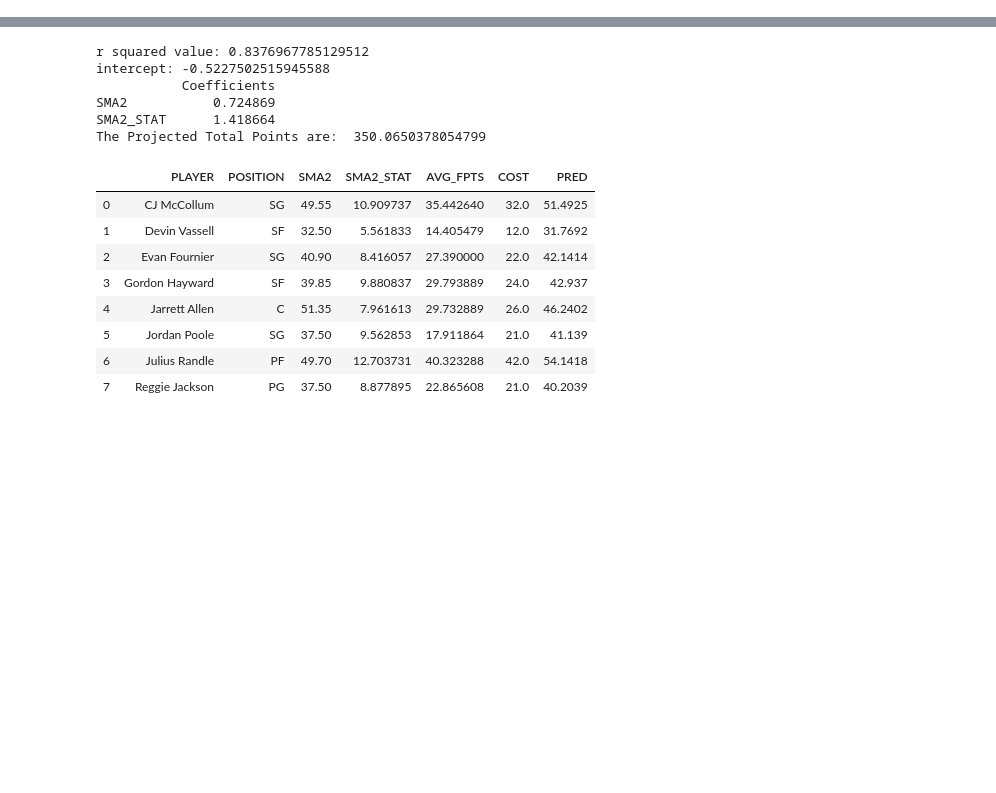
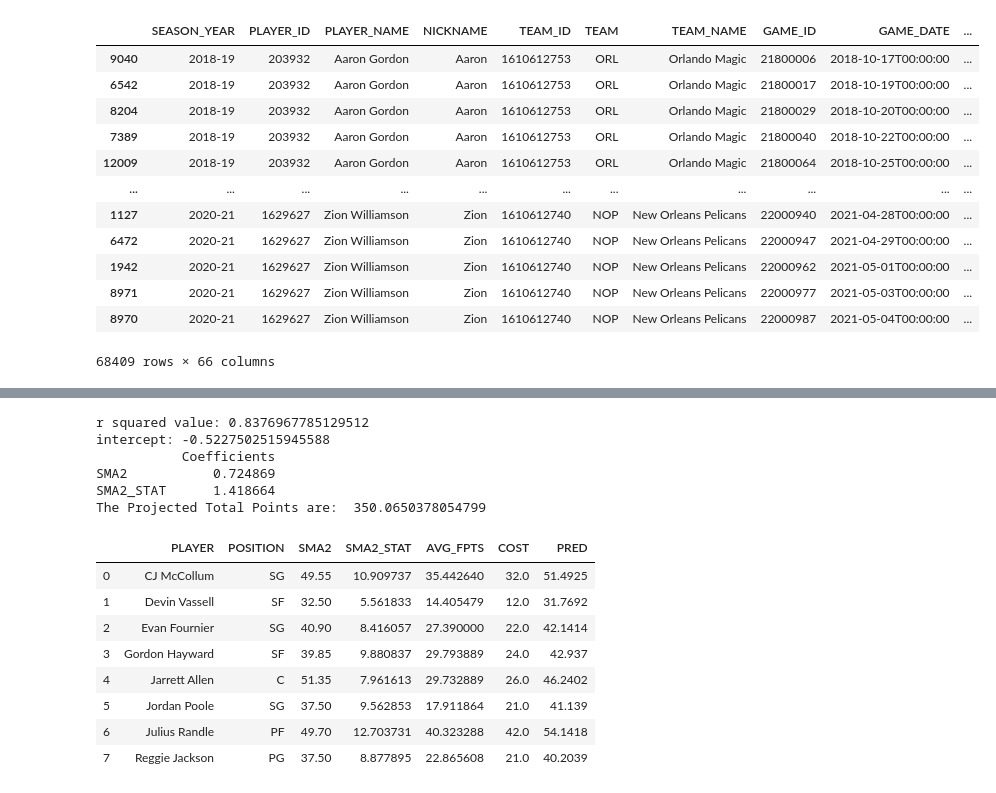
Before and after one commit to ZTFisme/Data-Science-Projects, a Jupyter notebook: NBA Daily Fantasy Analysis/2021_22 NBA DFS Player Analysis.ipynb, the cells around one changed output, grey strips where cells are left out. Cells and saved outputs as stored; diff of their text form; code cells hidden in the pictures; blank space fills up the shorter version.

```diff
--- a/NBA Daily Fantasy Analysis/2021_22 NBA DFS Player Analysis.ipynb
+++ b/NBA Daily Fantasy Analysis/2021_22 NBA DFS Player Analysis.ipynb
@@ -123,0 +126,16 @@ def clean_data(trad, adv, positions):
+# %%
+data
+# %% [output]
+|  | SEASON_YEAR | PLAYER_ID | PLAYER_NAME | NICKNAME | TEAM_ID | TEAM | TEAM_NAME | GAME_ID | GAME_DATE | ... |
+| 9040 | 2018-19 | 203932 | Aaron Gordon | Aaron | 1610612753 | ORL | Orlando Magic | 21800006 | 2018-10-17T00:00:00 | ... |
+| 6542 | 2018-19 | 203932 | Aaron Gordon | Aaron | 1610612753 | ORL | Orlando Magic | 21800017 | 2018-10-19T00:00:00 | ... |
+| 8204 | 2018-19 | 203932 | Aaron Gordon | Aaron | 1610612753 | ORL | Orlando Magic | 21800029 | 2018-10-20T00:00:00 | ... |
+| 7389 | 2018-19 | 203932 | Aaron Gordon | Aaron | 1610612753 | ORL | Orlando Magic | 21800040 | 2018-10-22T00:00:00 | ... |
+| 12009 | 2018-19 | 203932 | Aaron Gordon | Aaron | 1610612753 | ORL | Orlando Magic | 21800064 | 2018-10-25T00:00:00 | ... |
+| ... | ... | ... | ... | ... | ... | ... | ... | ... | ... | ... |
+| 1127 | 2020-21 | 1629627 | Zion Williamson | Zion | 1610612740 | NOP | New Orleans Pelicans | 22000940 | 2021-04-28T00:00:00 | ... |
+| 6472 | 2020-21 | 1629627 | Zion Williamson | Zion | 1610612740 | NOP | New Orleans Pelicans | 22000947 | 2021-04-29T00:00:00 | ... |
+| 1942 | 2020-21 | 1629627 | Zion Williamson | Zion | 1610612740 | NOP | New Orleans Pelicans | 22000962 | 2021-05-01T00:00:00 | ... |
+| 8971 | 2020-21 | 1629627 | Zion Williamson | Zion | 1610612740 | NOP | New Orleans Pelicans | 22000977 | 2021-05-03T00:00:00 | ... |
+| 8970 | 2020-21 | 1629627 | Zion Williamson | Zion | 1610612740 | NOP | New Orleans Pelicans | 22000987 | 2021-05-04T00:00:00 | ... |
+68409 rows × 66 columns
```
Also changed, not shown: parts of 10 cells of this notebook.
